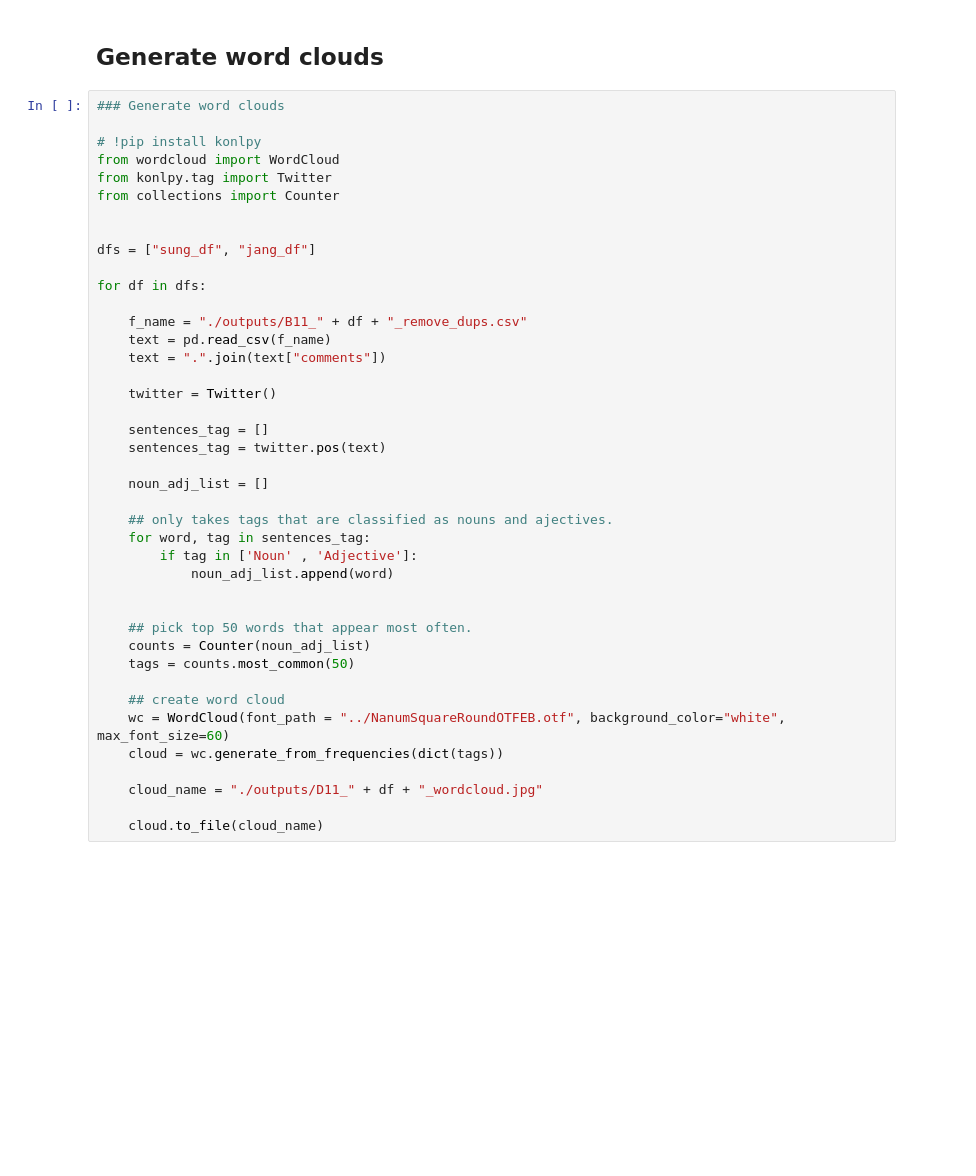
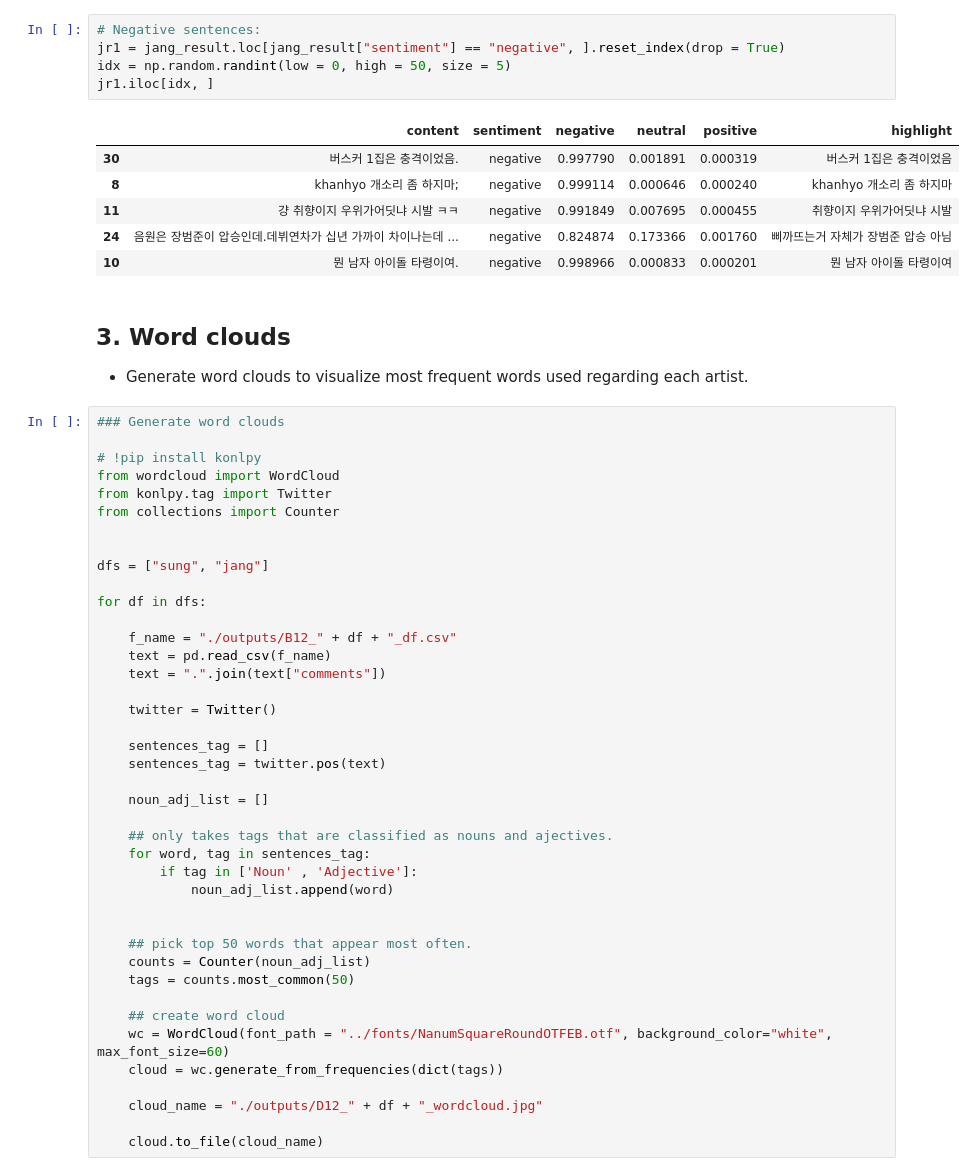
Before and after one commit to joosung-min/Sentiment-Analyses, a Jupyter notebook: Sung_Si-kyung-vs-Jang_Beom-june/B10_Sung_Si-kyung-vs-Jang_Beom-june.ipynb, the cells around one changed output. Drawn from its saved outputs; the diff is of its cells as text; blank space fills up the shorter version.

```diff
--- a/Sung_Si-kyung-vs-Jang_Beom-june/B10_Sung_Si-kyung-vs-Jang_Beom-june.ipynb
+++ b/Sung_Si-kyung-vs-Jang_Beom-june/B10_Sung_Si-kyung-vs-Jang_Beom-june.ipynb
@@ -229,5 +341,18 @@ jr1.iloc[idx, ]
-# %% [markdown]
-## Generate word clouds
+# %%
+# Negative sentences:
+jr1 = jang_result.loc[jang_result["sentiment"] == "negative", ].reset_index(drop = True)
+idx = np.random.randint(low = 0, high = 50, size = 5)
+jr1.iloc[idx, ]
+# %% [output]
+|  | content | sentiment | negative | neutral | positive | highlight |
+| 30 | 버스커 1집은 충격이었음. | negative | 0.997790 | 0.001891 | 0.000319 | 버스커 1집은 충격이었음 |
+| 8 | khanhyo 개소리 좀 하지마; | negative | 0.999114 | 0.000646 | 0.000240 | khanhyo 개소리 좀 하지마 |
+| 11 | 걍 취향이지 우위가어딧냐 시발 ㅋㅋ | negative | 0.991849 | 0.007695 | 0.000455 | 취향이지 우위가어딧냐 시발 |
+| 24 | 음원은 장범준이 압승인데.데뷔연차가 십년 가까이 차이나는데 ... | negative | 0.824874 | 0.173366 | 0.001760 | 삐까뜨는거 자체가 장범준 압승 아님 |
+| 10 | 뭔 남자 아이돌 타령이여. | negative | 0.998966 | 0.000833 | 0.000201 | 뭔 남자 아이돌 타령이여 |
+# %% [markdown]
+## 3. Word clouds
+* Generate word clouds to visualize most frequent words used regarding each artist.
 # %%
 ### Generate word clouds
 
@@ -237,11 +362,11 @@ from konlpy.tag import Twitter
 from collections import Counter
 
 
-dfs = ["sung_df", "jang_df"]
+dfs = ["sung", "jang"]
 
 for df in dfs:
 
-    f_name = "./outputs/B11_" + df + "_remove_dups.csv"
+    f_name = "./outputs/B12_" + df + "_df.csv"
     text = pd.read_csv(f_name)
     text = ".".join(text["comments"])
 
@@ -263,10 +388,10 @@ for df in dfs:
     tags = counts.most_common(50)
 
     ## create word cloud
-    wc = WordCloud(font_path = "../NanumSquareRoundOTFEB.otf", background_color="white", max_font_size=60)
+    wc = WordCloud(font_path = "../fonts/NanumSquareRoundOTFEB.otf", background_color="white", max_font_size=60)
     cloud = wc.generate_from_frequencies(dict(tags))
 
-    cloud_name = "./outputs/D11_" + df + "_wordcloud.jpg"
+    cloud_name = "./outputs/D12_" + df + "_wordcloud.jpg"
 
     cloud.to_file(cloud_name)
 # %%
```
Also changed, not shown: parts of 28 cells of this notebook, 4 other files.
